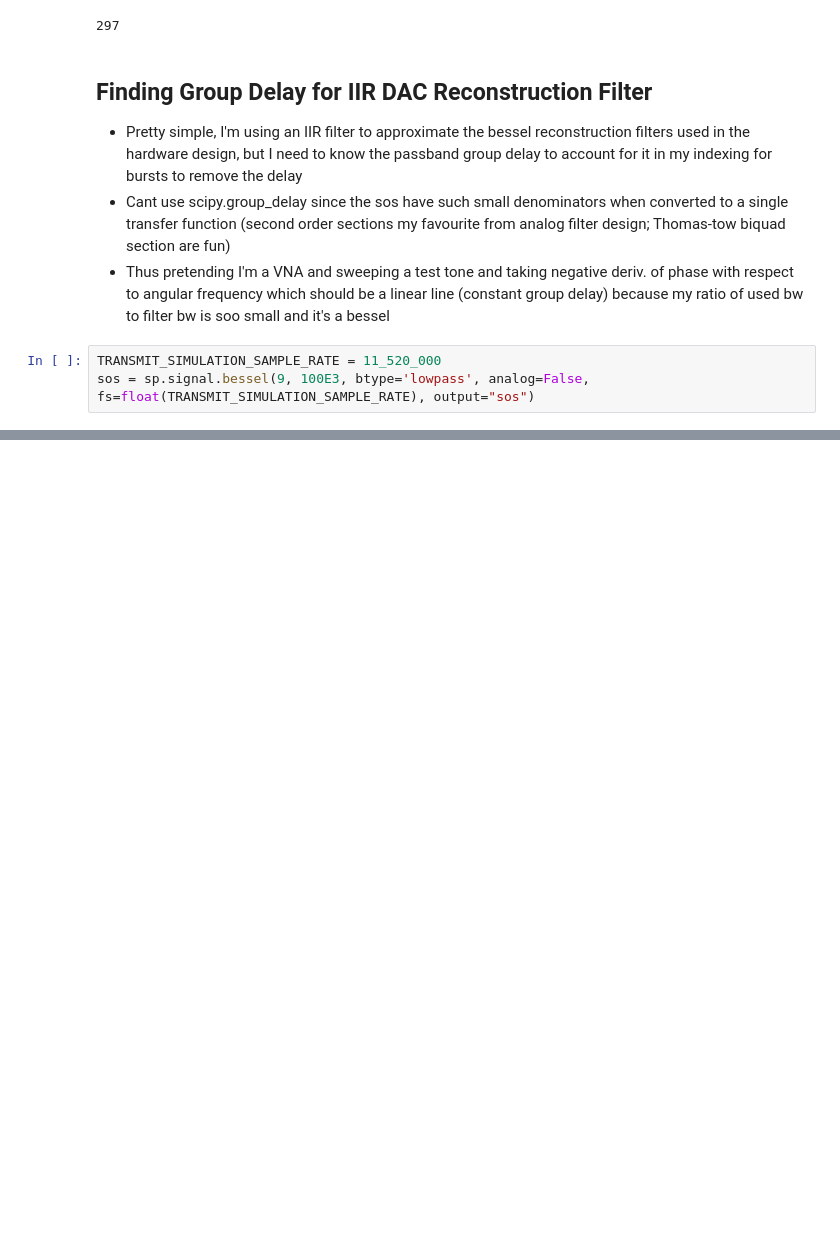
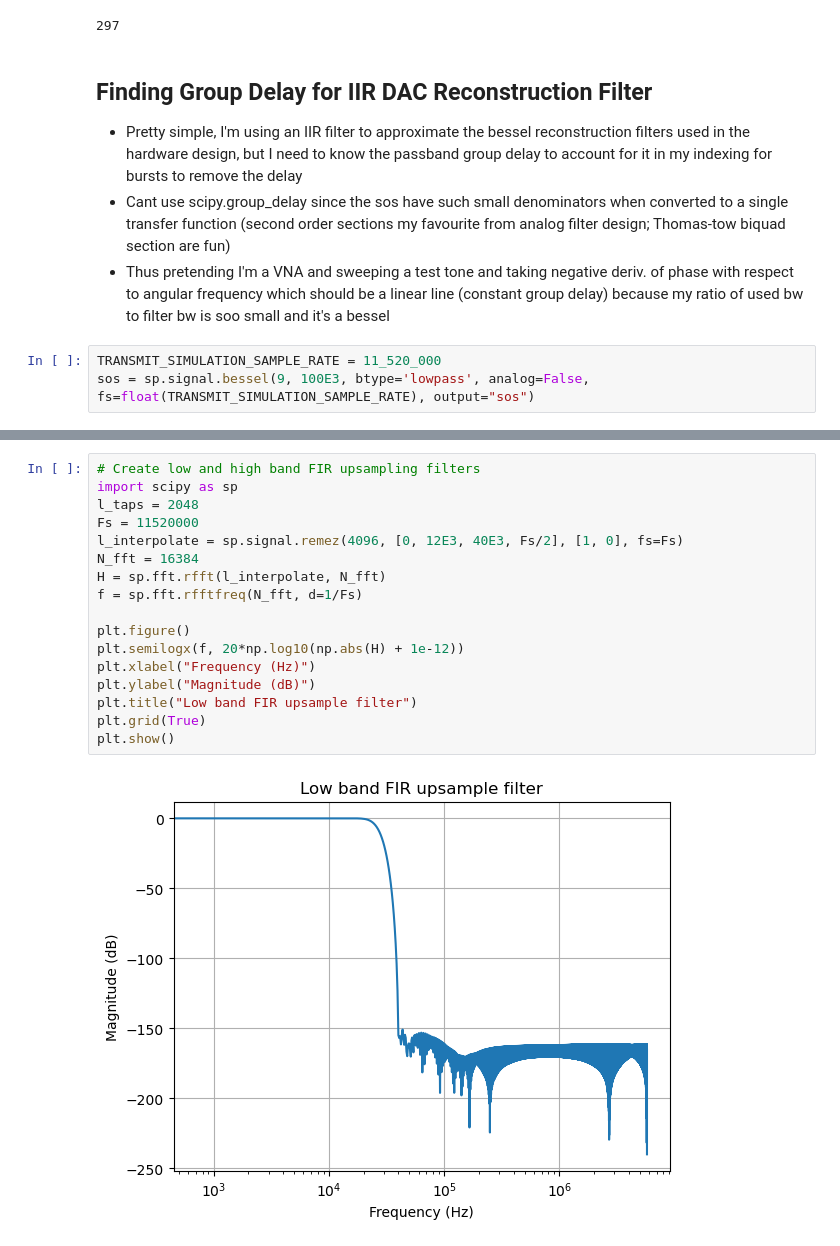
Before and after one commit to zachrjt/openTETRAphymac, a Jupyter notebook: software/tx_rrc_testing.ipynb, the cells around one changed output, grey strips where cells are left out. Drawn from its saved outputs; the diff is of its cells as text; blank space fills up the shorter version.

```diff
--- a/software/tx_rrc_testing.ipynb
+++ b/software/tx_rrc_testing.ipynb
@@ -933,0 +1165,19 @@ plt.grid()
+# %%
+# Create low and high band FIR upsampling filters
+import scipy as sp
+l_taps = 2048
+Fs = 11520000
+l_interpolate = sp.signal.remez(4096, [0, 12E3, 40E3, Fs/2], [1, 0], fs=Fs)
+N_fft = 16384
+H = sp.fft.rfft(l_interpolate, N_fft)
+f = sp.fft.rfftfreq(N_fft, d=1/Fs)
+
+plt.figure()
+plt.semilogx(f, 20*np.log10(np.abs(H) + 1e-12))
+plt.xlabel("Frequency (Hz)")
+plt.ylabel("Magnitude (dB)")
+plt.title("Low band FIR upsample filter")
+plt.grid(True)
+plt.show()
+# %% [output]
+[figure, added]
```
Also changed, not shown: parts of 25 cells of this notebook, 16 other files.
